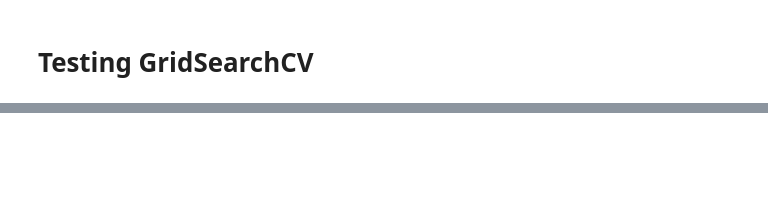
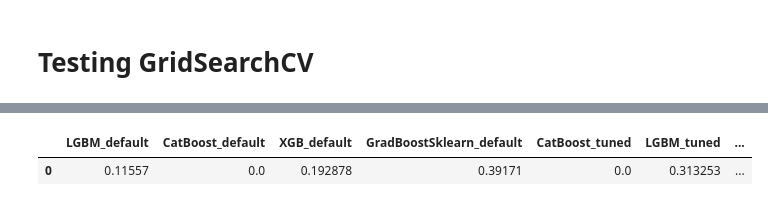
Before and after one commit to grannycola/my_projects, a Jupyter notebook: hw-6/main.ipynb, the cells around one changed output, grey strips where cells are left out. Drawn from its saved outputs; the diff is of its cells as text; code cells hidden in the pictures; blank space fills up the shorter version.

```diff
--- a/hw-6/main.ipynb
+++ b/hw-6/main.ipynb
@@ -183,0 +201,5 @@ score_all_models
+# %%
+pd.DataFrame([score_all_models])
+# %% [output]
+|  | LGBM_default | CatBoost_default | XGB_default | GradBoostSklearn_default | CatBoost_tuned | LGBM_tuned | ... |
+| 0 | 0.11557 | 0.0 | 0.192878 | 0.39171 | 0.0 | 0.313253 | ... |
```
Also changed, not shown: parts of 13 cells of this notebook.
